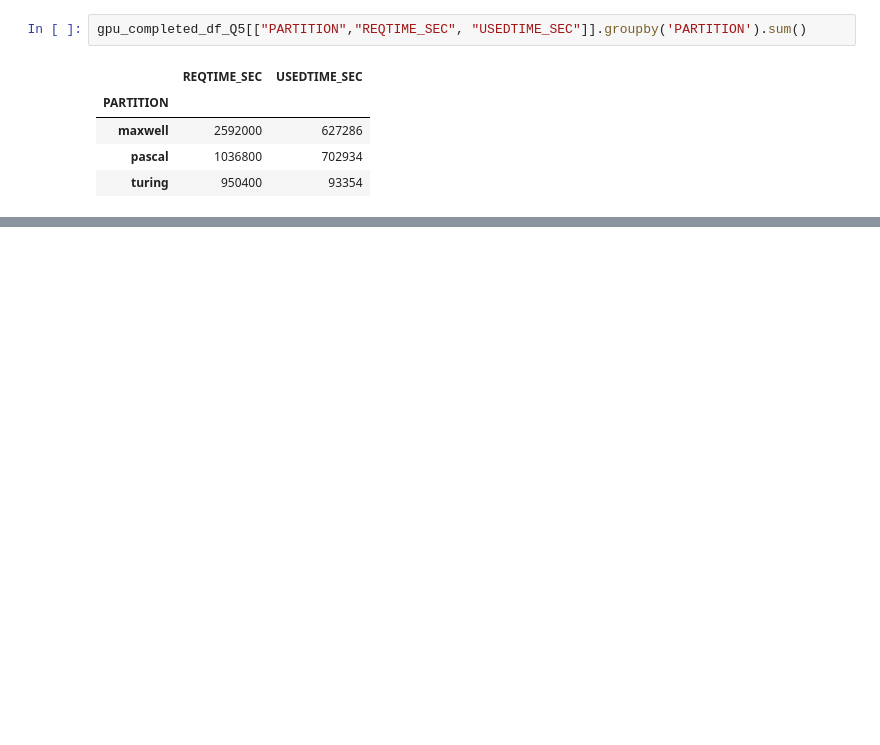
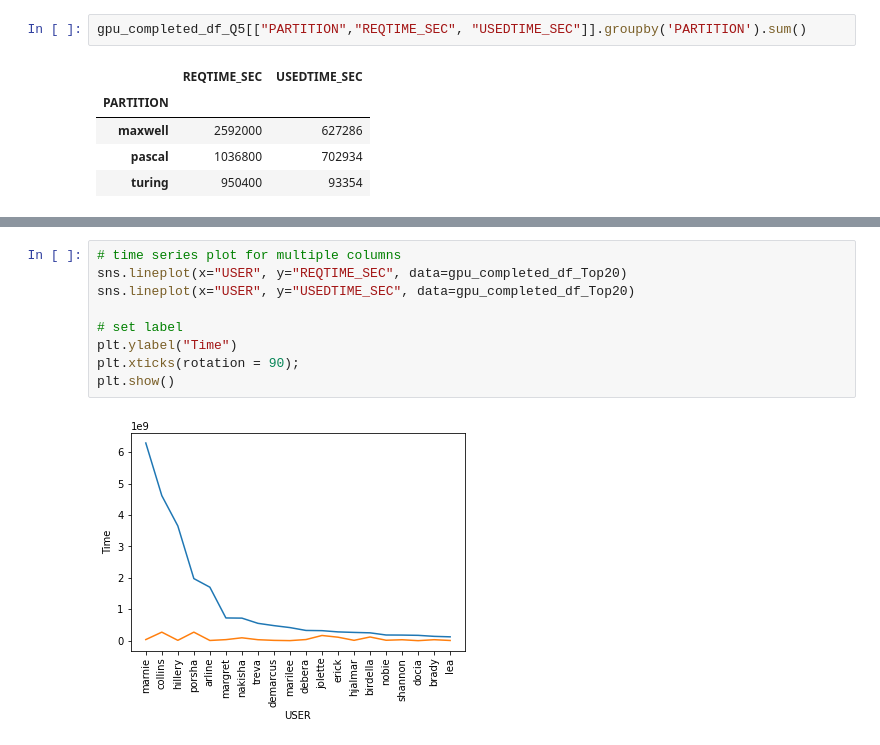
Before and after one commit to ashamaheshwari/accre_vanderbilt_project, a Jupyter notebook: Ajay_ACCRE.ipynb, the cells around one changed output, grey strips where cells are left out. Saved outputs shown, nothing was run; the diff lists cells and outputs as text; blank space fills up the shorter version.

```diff
--- a/Ajay_ACCRE.ipynb
+++ b/Ajay_ACCRE.ipynb
@@ -196,0 +581,11 @@ gpu_completed_df.info()
+# %%
+# time series plot for multiple columns
+sns.lineplot(x="USER", y="REQTIME_SEC", data=gpu_completed_df_Top20)
+sns.lineplot(x="USER", y="USEDTIME_SEC", data=gpu_completed_df_Top20)
+
+# set label
+plt.ylabel("Time")
+plt.xticks(rotation = 90);
+plt.show()
+# %% [output]
+[figure, added]
```
Also changed, not shown: parts of 42 cells of this notebook.
